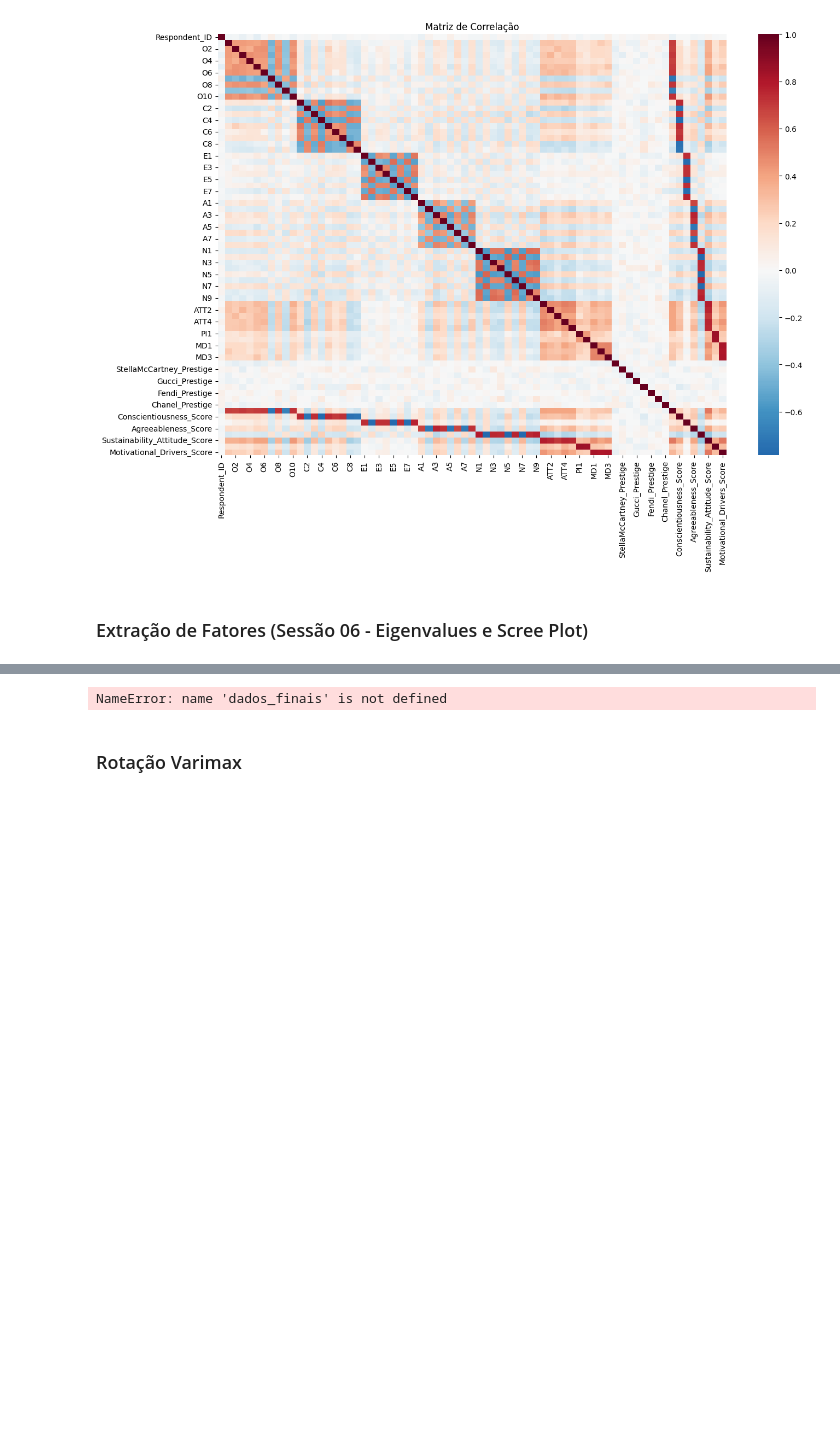
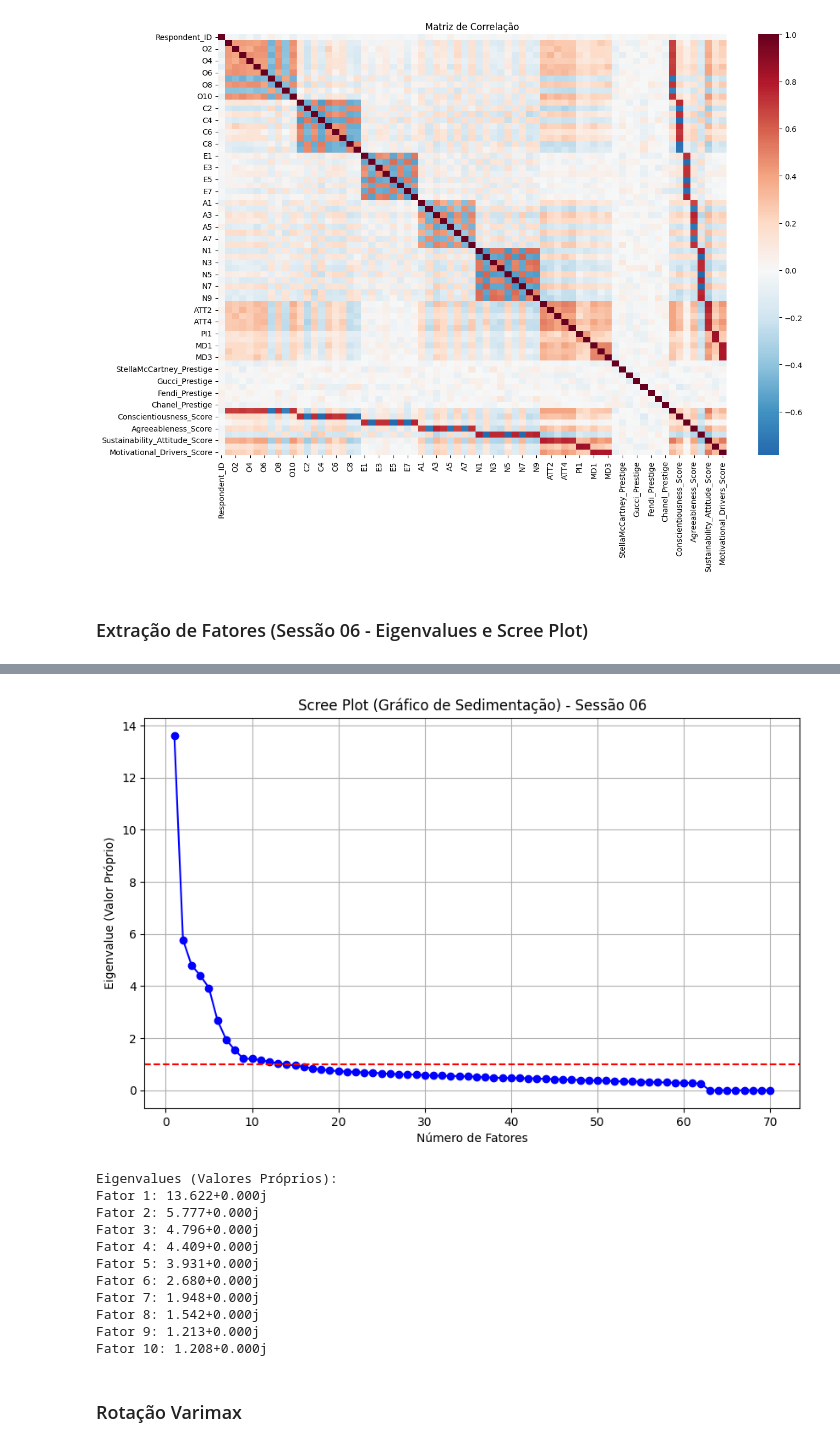
Before and after one commit to geovann4s/AnaliseTitanicaula, a Jupyter notebook: AnaliseFatorial.ipynb, the cells around one changed output, grey strips where cells are left out. Drawn from its saved outputs; the diff is of its cells as text; code cells hidden in the pictures; blank space fills up the shorter version.

```diff
--- a/AnaliseFatorial.ipynb
+++ b/AnaliseFatorial.ipynb
@@ -142,31 +142,45 @@ Note: you may need to restart the kernel to use updated packages.
 # %%
 import numpy as np
 import matplotlib.pyplot as plt
 
-# 1. Calcular a matriz de correlação
-corr_matrix = dados_finais.corr()
+# 1. Filtrar apenas colunas numéricas (remove textos como '25-34')
+# e remover o Respondent_ID para não distorcer os fatores
+dados_numericos = dados_finais.select_dtypes(include=[np.number]).drop(columns=['Respondent_ID'], errors='ignore')
 
-# 2. Calcular os Eigenvalues (Valores Próprios) usando Numpy
-# Isso evita o erro do 'force_all_finite'
+# 2. Calcular a matriz de correlação (Passo 1 da Sessão 06)
+corr_matrix = dados_numericos.corr()
+
+# 3. Calcular os Eigenvalues (Valores Próprios)
 eigenvalues = np.linalg.eigvals(corr_matrix)
-eigenvalues = sorted(eigenvalues, reverse=True) # Colocar em ordem do maior para o menor
+eigenvalues = sorted(eigenvalues, reverse=True)
 
-# 3. Gerar o Scree Plot (Gráfico de Sedimentação)
+# 4. Gerar o Scree Plot (Gráfico de Sedimentação) - Sessão 06
 plt.figure(figsize=(10, 6))
 plt.plot(range(1, len(eigenvalues) + 1), eigenvalues, marker='o', color='blue')
-plt.axhline(y=1, color='red', linestyle='--') # Linha de corte do Slide (Eigenvalue > 1)
+plt.axhline(y=1, color='red', linestyle='--') # Critério Eigenvalue > 1
 plt.title('Scree Plot (Gráfico de Sedimentação) - Sessão 06')
 plt.xlabel('Número de Fatores')
 plt.ylabel('Eigenvalue (Valor Próprio)')
-plt.grid()
+plt.grid(True)
 plt.show()
 
-# 4. Mostrar os valores exatos
+# 5. Mostrar os valores exatos para o relatório
 print("Eigenvalues (Valores Próprios):")
 for i, valor in enumerate(eigenvalues[:10]):
     print(f"Fator {i+1}: {valor:.3f}")
 # %% [output]
+[figure, added]
-NameError: name 'dados_finais' is not defined
+Eigenvalues (Valores Próprios):
+Fator 1: 13.622+0.000j
+Fator 2: 5.777+0.000j
+Fator 3: 4.796+0.000j
+Fator 4: 4.409+0.000j
+Fator 5: 3.931+0.000j
+Fator 6: 2.680+0.000j
+Fator 7: 1.948+0.000j
+Fator 8: 1.542+0.000j
+Fator 9: 1.213+0.000j
+Fator 10: 1.208+0.000j
 # %% [markdown]
 ### Rotação Varimax
 # %%
```
Also changed, not shown: parts of 1 cell of this notebook.
